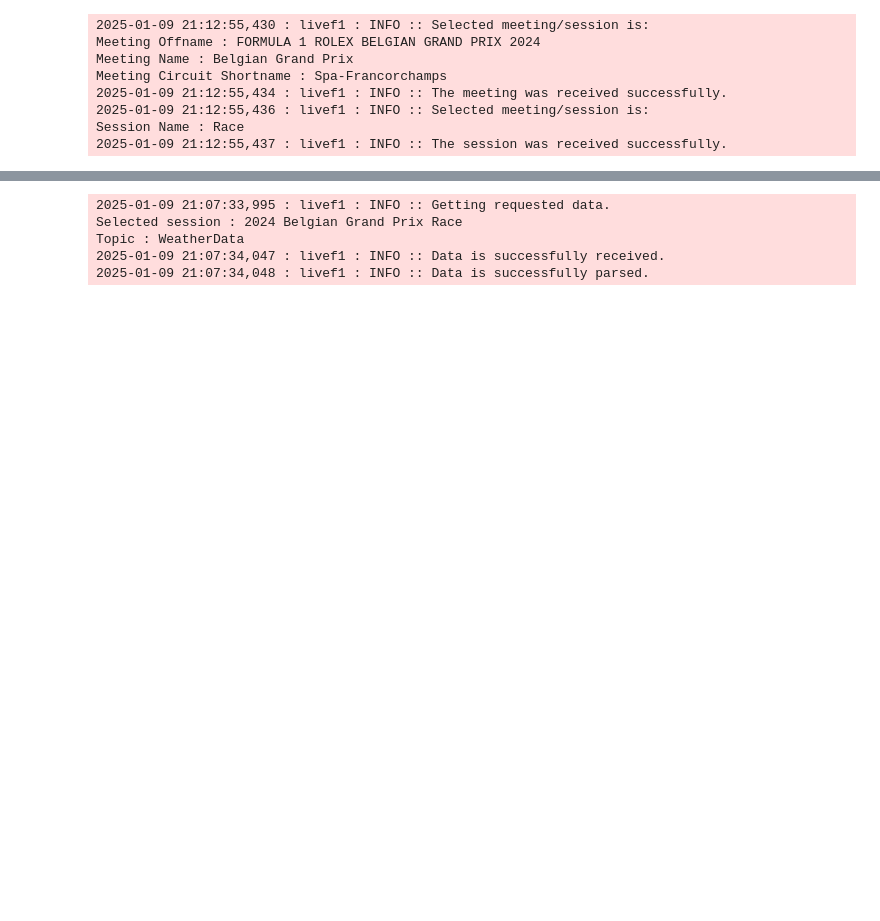
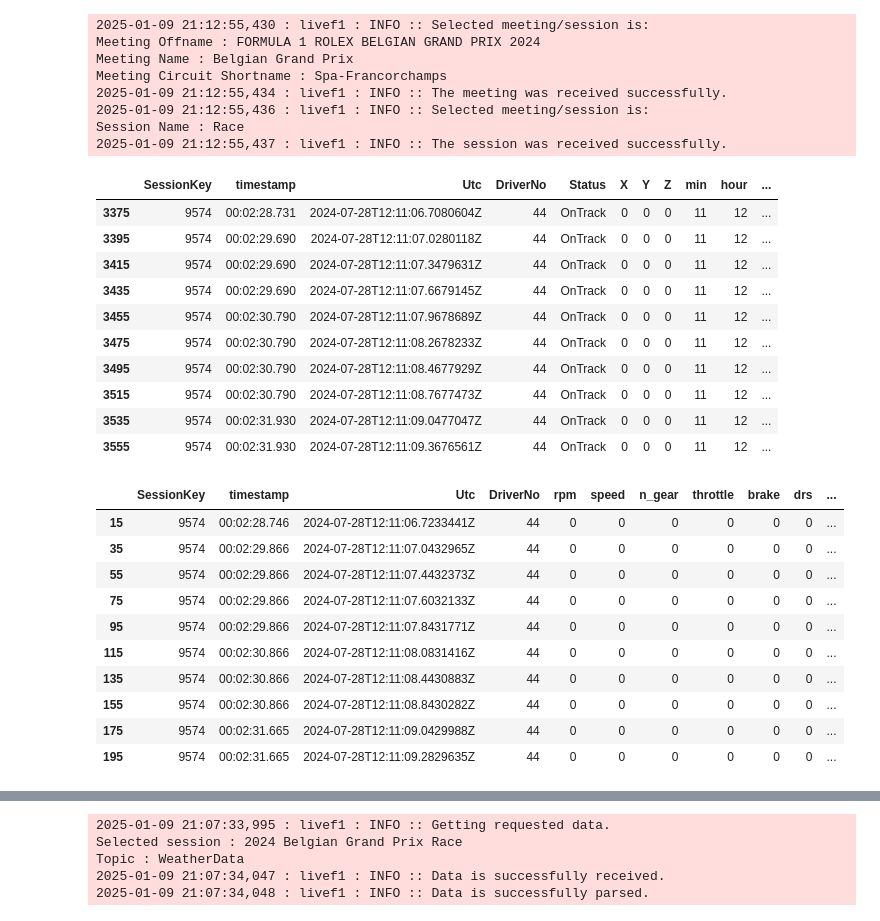
Before and after one commit to GoktugOcal/LiveF1, a Jupyter notebook: test.ipynb, the cells around one changed output, grey strips where cells are left out. Drawn from its saved outputs; the diff is of its cells as text; code cells hidden in the pictures; blank space fills up the shorter version.

```diff
--- a/test.ipynb
+++ b/test.ipynb
@@ -17,6 +17,32 @@ Meeting Circuit Shortname : Spa-Francorchamps
 2025-01-09 21:12:55,436 : livef1 : INFO :: Selected meeting/session is:
 Session Name : Race
 2025-01-09 21:12:55,437 : livef1 : INFO :: The session was received successfully.
+# %%
+display(df_pos[df_pos['DriverNo'] == "44"].iloc[168:1000].head(10))
+display(df_car[df_car['DriverNo'] == "44"].head(10))
+# %% [output]
+|  | SessionKey | timestamp | Utc | DriverNo | Status | X | Y | Z | min | hour | ... |
+| 3375 | 9574 | 00:02:28.731 | 2024-07-28T12:11:06.7080604Z | 44 | OnTrack | 0 | 0 | 0 | 11 | 12 | ... |
+| 3395 | 9574 | 00:02:29.690 | 2024-07-28T12:11:07.0280118Z | 44 | OnTrack | 0 | 0 | 0 | 11 | 12 | ... |
+| 3415 | 9574 | 00:02:29.690 | 2024-07-28T12:11:07.3479631Z | 44 | OnTrack | 0 | 0 | 0 | 11 | 12 | ... |
+| 3435 | 9574 | 00:02:29.690 | 2024-07-28T12:11:07.6679145Z | 44 | OnTrack | 0 | 0 | 0 | 11 | 12 | ... |
+| 3455 | 9574 | 00:02:30.790 | 2024-07-28T12:11:07.9678689Z | 44 | OnTrack | 0 | 0 | 0 | 11 | 12 | ... |
+| 3475 | 9574 | 00:02:30.790 | 2024-07-28T12:11:08.2678233Z | 44 | OnTrack | 0 | 0 | 0 | 11 | 12 | ... |
+| 3495 | 9574 | 00:02:30.790 | 2024-07-28T12:11:08.4677929Z | 44 | OnTrack | 0 | 0 | 0 | 11 | 12 | ... |
+| 3515 | 9574 | 00:02:30.790 | 2024-07-28T12:11:08.7677473Z | 44 | OnTrack | 0 | 0 | 0 | 11 | 12 | ... |
+| 3535 | 9574 | 00:02:31.930 | 2024-07-28T12:11:09.0477047Z | 44 | OnTrack | 0 | 0 | 0 | 11 | 12 | ... |
+| 3555 | 9574 | 00:02:31.930 | 2024-07-28T12:11:09.3676561Z | 44 | OnTrack | 0 | 0 | 0 | 11 | 12 | ... |
+|  | SessionKey | timestamp | Utc | DriverNo | rpm | speed | n_gear | throttle | brake | drs | ... |
+| 15 | 9574 | 00:02:28.746 | 2024-07-28T12:11:06.7233441Z | 44 | 0 | 0 | 0 | 0 | 0 | 0 | ... |
+| 35 | 9574 | 00:02:29.866 | 2024-07-28T12:11:07.0432965Z | 44 | 0 | 0 | 0 | 0 | 0 | 0 | ... |
+| 55 | 9574 | 00:02:29.866 | 2024-07-28T12:11:07.4432373Z | 44 | 0 | 0 | 0 | 0 | 0 | 0 | ... |
+| 75 | 9574 | 00:02:29.866 | 2024-07-28T12:11:07.6032133Z | 44 | 0 | 0 | 0 | 0 | 0 | 0 | ... |
+| 95 | 9574 | 00:02:29.866 | 2024-07-28T12:11:07.8431771Z | 44 | 0 | 0 | 0 | 0 | 0 | 0 | ... |
+| 115 | 9574 | 00:02:30.866 | 2024-07-28T12:11:08.0831416Z | 44 | 0 | 0 | 0 | 0 | 0 | 0 | ... |
+| 135 | 9574 | 00:02:30.866 | 2024-07-28T12:11:08.4430883Z | 44 | 0 | 0 | 0 | 0 | 0 | 0 | ... |
+| 155 | 9574 | 00:02:30.866 | 2024-07-28T12:11:08.8430282Z | 44 | 0 | 0 | 0 | 0 | 0 | 0 | ... |
+| 175 | 9574 | 00:02:31.665 | 2024-07-28T12:11:09.0429988Z | 44 | 0 | 0 | 0 | 0 | 0 | 0 | ... |
+| 195 | 9574 | 00:02:31.665 | 2024-07-28T12:11:09.2829635Z | 44 | 0 | 0 | 0 | 0 | 0 | 0 | ... |
 # %%
 res = session.get_data(dataName="Position")
 df_pos = pd.DataFrame(res.value)
```
Also changed, not shown: parts of 2 cells of this notebook.
